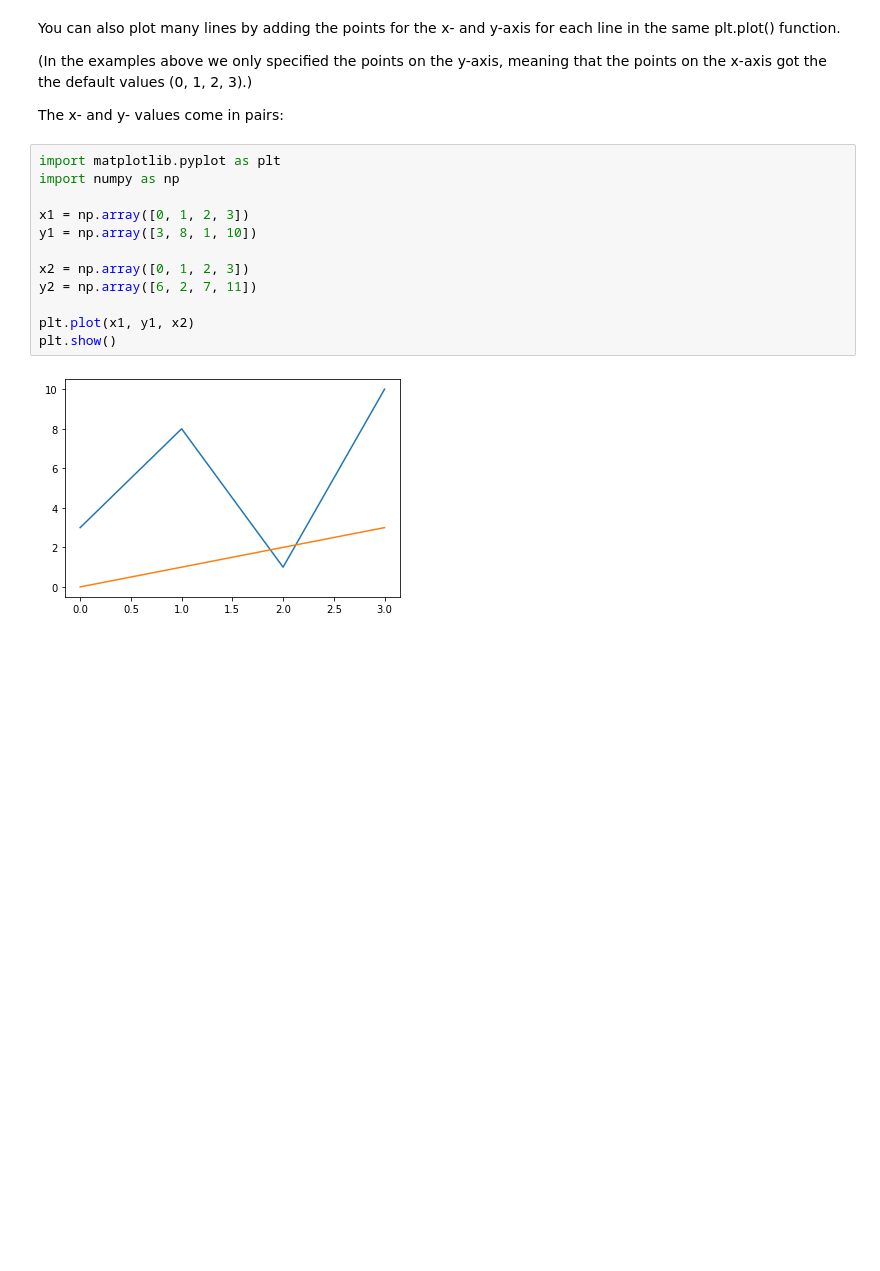
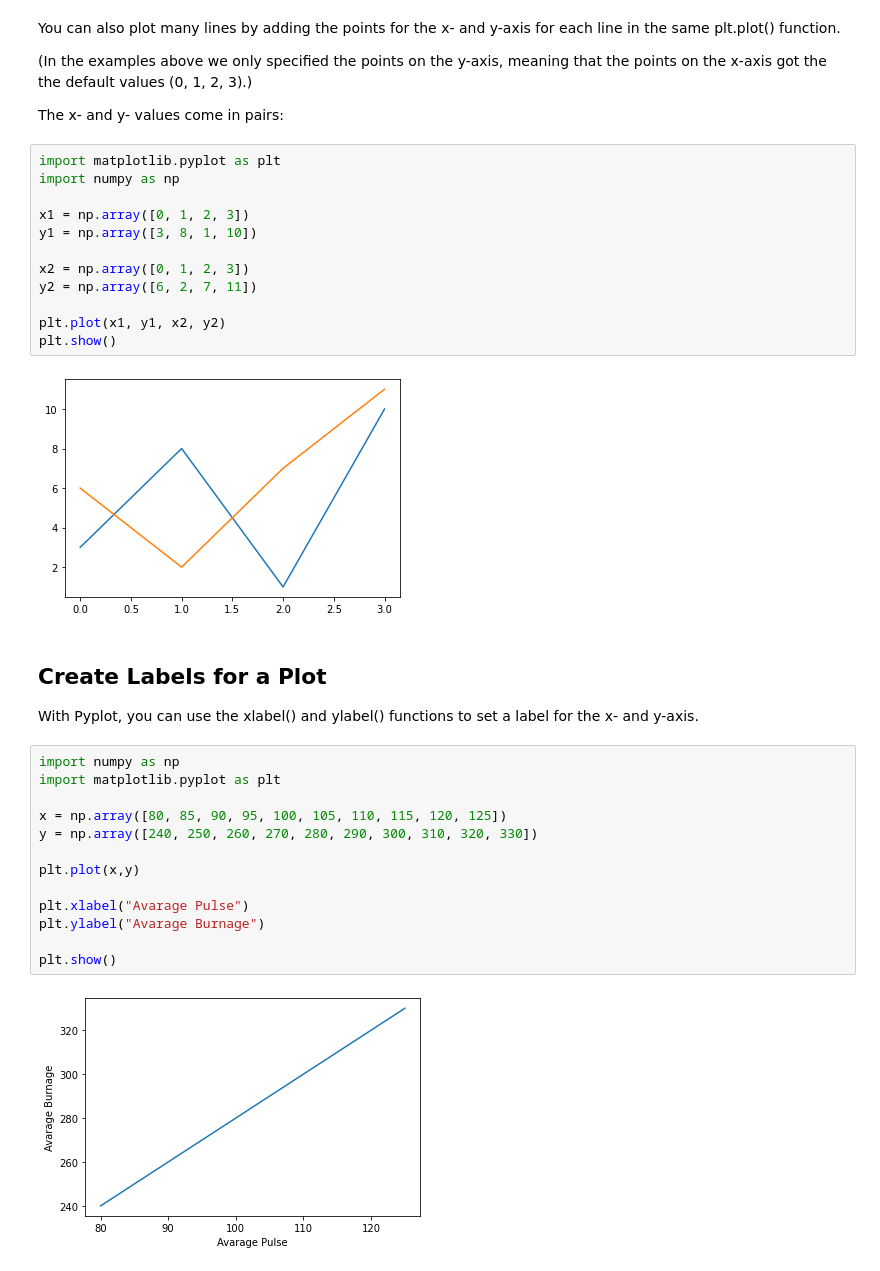
Before and after one commit to Erimsaholut/dataScience, a Jupyter notebook: matplotlib/Matplotlib-Plotting-Markers-Line-Labels-Grid.ipynb, the cells around one changed output. Saved outputs shown, nothing was run; the diff lists cells and outputs as text; blank space fills up the shorter version.

```diff
--- a/matplotlib/Untitled.ipynb
+++ b/matplotlib/Matplotlib-Plotting-Markers-Line-Labels-Grid.ipynb
@@ -359,7 +359,26 @@ y1 = np.array([3, 8, 1, 10])
 x2 = np.array([0, 1, 2, 3])
 y2 = np.array([6, 2, 7, 11])
 
-plt.plot(x1, y1, x2)
+plt.plot(x1, y1, x2, y2)
 plt.show()
 # %% [output]
-[figure, old version]
+[figure, new version]
+# %% [markdown]
+## Create Labels for a Plot
+
+With Pyplot, you can use the xlabel() and ylabel() functions to set a label for the x- and y-axis.
+# %%
+import numpy as np
+import matplotlib.pyplot as plt
+
+x = np.array([80, 85, 90, 95, 100, 105, 110, 115, 120, 125])
+y = np.array([240, 250, 260, 270, 280, 290, 300, 310, 320, 330])
+
+plt.plot(x,y)
+
+plt.xlabel("Avarage Pulse")
+plt.ylabel("Avarage Burnage")
+
+plt.show()
+# %% [output]
+[figure, added]
```
Also changed, not shown: parts of 15 cells of this notebook, 2 other files.
